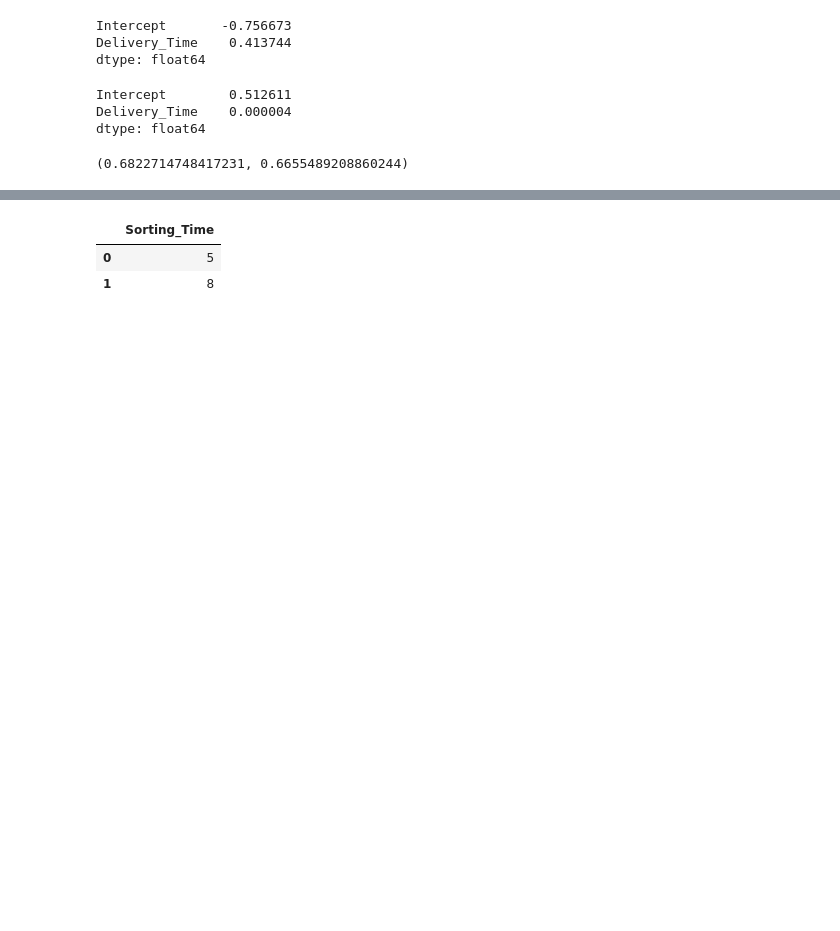
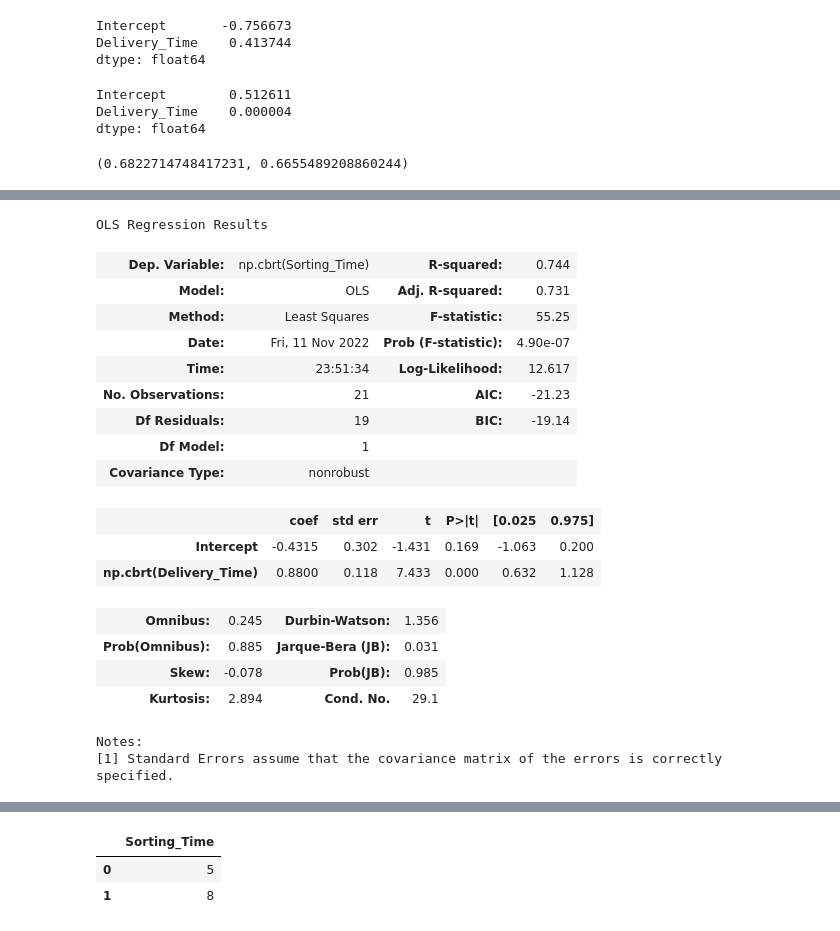
Before and after one commit to SamadSultan/4-SIMPLE-LINEAR-REGRESSION, a Jupyter notebook: delivery time.ipynb, the cells around one changed output, grey strips where cells are left out. Drawn from its saved outputs; the diff is of its cells as text; code cells hidden in the pictures; blank space fills up the shorter version.

```diff
--- a/delivery time.ipynb
+++ b/delivery time.ipynb
@@ -218,0 +199,24 @@ model.rsquared , model.rsquared_adj
+# %%
+model2 = smf.ols('np.cbrt(Sorting_Time)~np.cbrt(Delivery_Time)', data = data).fit()
+# %%
+model2.summary()
+# %% [output]
+OLS Regression Results
+| Dep. Variable: | np.cbrt(Sorting_Time) | R-squared: | 0.744 |
+| Model: | OLS | Adj. R-squared: | 0.731 |
+| Method: | Least Squares | F-statistic: | 55.25 |
+| Date: | Fri, 11 Nov 2022 | Prob (F-statistic): | 4.90e-07 |
+| Time: | 23:51:34 | Log-Likelihood: | 12.617 |
+| No. Observations: | 21 | AIC: | -21.23 |
+| Df Residuals: | 19 | BIC: | -19.14 |
+| Df Model: | 1 |  |  |
+| Covariance Type: | nonrobust |  |  |
+|  | coef | std err | t | P>|t| | [0.025 | 0.975] |
+| Intercept | -0.4315 | 0.302 | -1.431 | 0.169 | -1.063 | 0.200 |
+| np.cbrt(Delivery_Time) | 0.8800 | 0.118 | 7.433 | 0.000 | 0.632 | 1.128 |
+| Omnibus: | 0.245 | Durbin-Watson: | 1.356 |
+| Prob(Omnibus): | 0.885 | Jarque-Bera (JB): | 0.031 |
+| Skew: | -0.078 | Prob(JB): | 0.985 |
+| Kurtosis: | 2.894 | Cond. No. | 29.1 |
+Notes:
+[1] Standard Errors assume that the covariance matrix of the errors is correctly specified.
```
Also changed, not shown: parts of 11 cells of this notebook, 1 other file.
